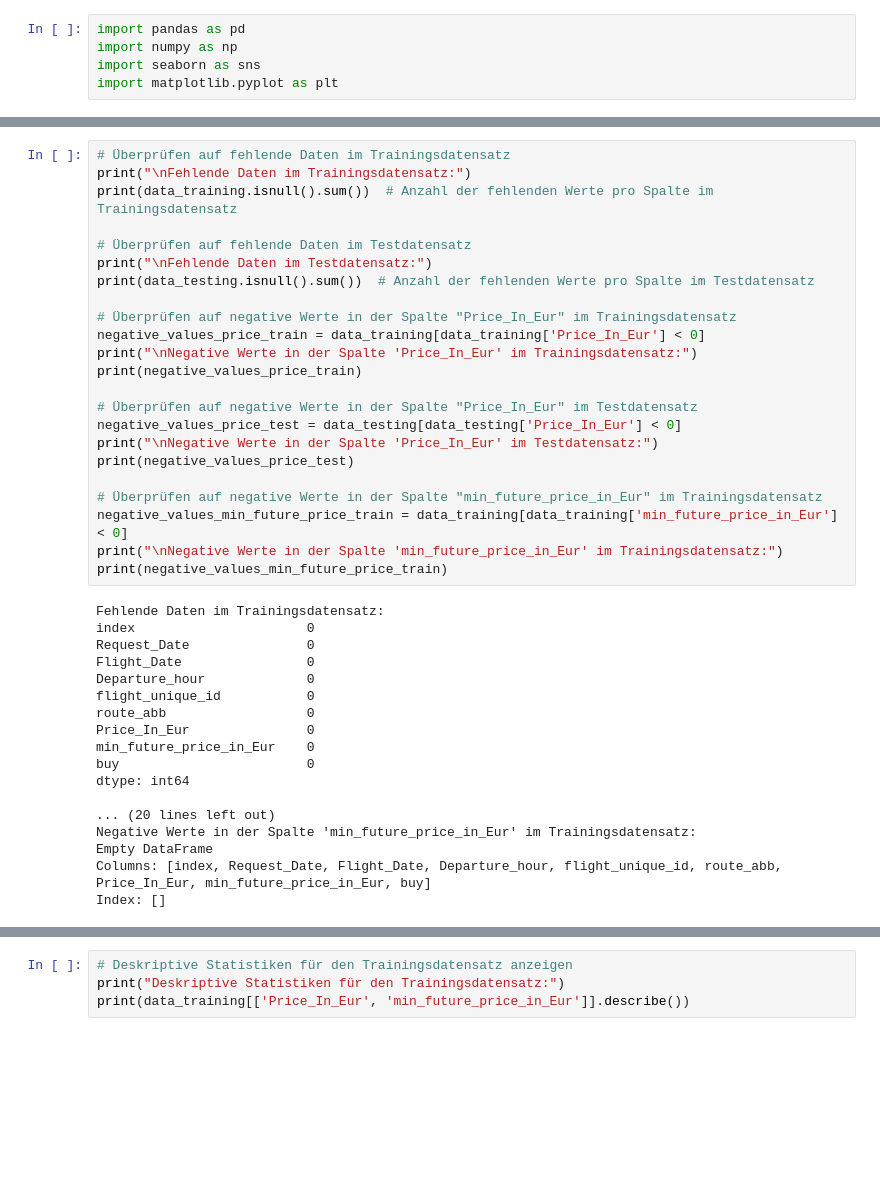
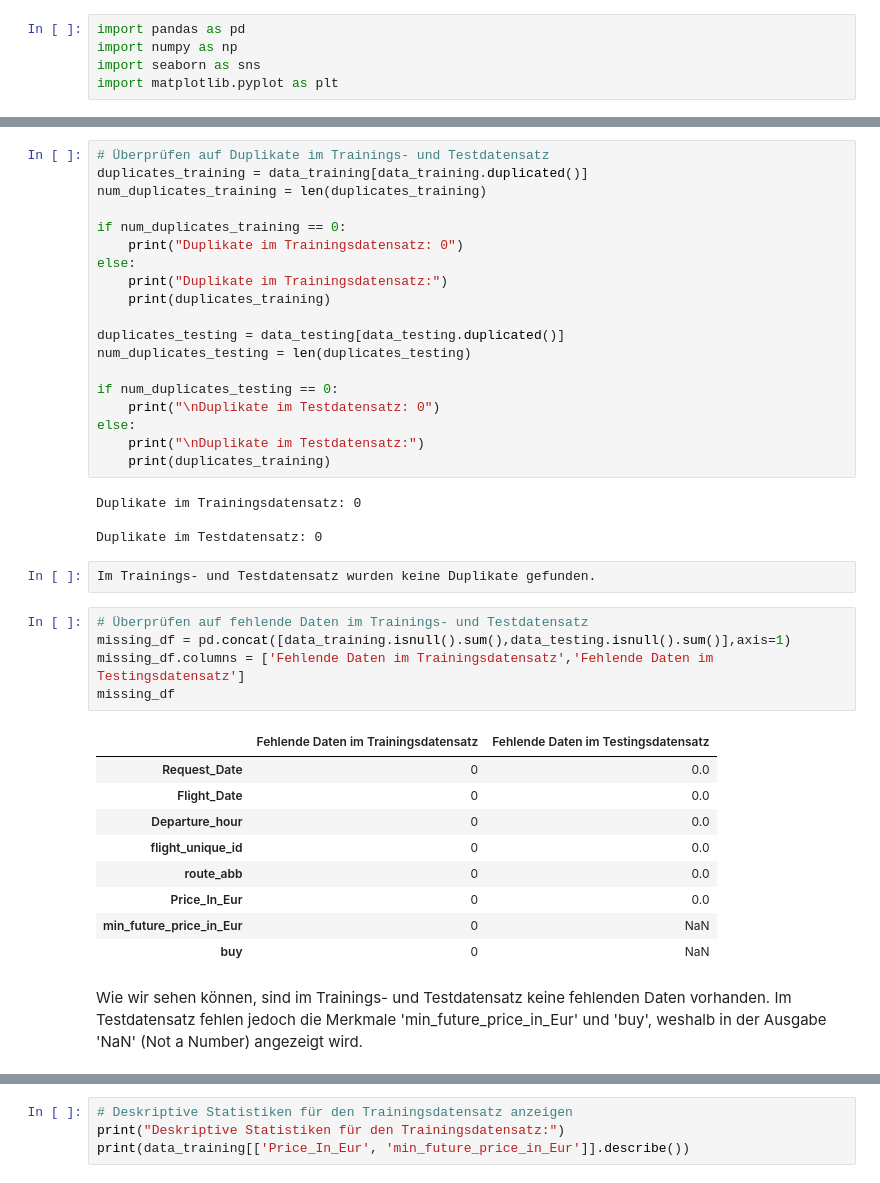
Before and after one commit to hahaha996/Data_Mining_Projekt, a Jupyter notebook: 00_Data_Mining_Projekt.ipynb, the cells around one changed output, grey strips where cells are left out. Drawn from its saved outputs; the diff is of its cells as text; blank space fills up the shorter version.

```diff
--- a/00_Data_Mining_Projekt.ipynb
+++ b/00_Data_Mining_Projekt.ipynb
@@ -69,41 +122,42 @@ Form der Testdaten: 5583 Zeilen, 7 Spalten
+# %%
+# Überprüfen auf Duplikate im Trainings- und Testdatensatz
+duplicates_training = data_training[data_training.duplicated()]
+num_duplicates_training = len(duplicates_training)
+
+if num_duplicates_training == 0:
+    print("Duplikate im Trainingsdatensatz: 0")
+else:
+    print("Duplikate im Trainingsdatensatz:")
+    print(duplicates_training)
+
+duplicates_testing = data_testing[data_testing.duplicated()]
+num_duplicates_testing = len(duplicates_testing)
+
+if num_duplicates_testing == 0:
+    print("\nDuplikate im Testdatensatz: 0")
+else:
+    print("\nDuplikate im Testdatensatz:")
+    print(duplicates_training)
+# %% [output]
+Duplikate im Trainingsdatensatz: 0
+
+Duplikate im Testdatensatz: 0
+# %%
+Im Trainings- und Testdatensatz wurden keine Duplikate gefunden.
 # %%
-# Überprüfen auf fehlende Daten im Trainingsdatensatz
-print("\nFehlende Daten im Trainingsdatensatz:")
-print(data_training.isnull().sum())  # Anzahl der fehlenden Werte pro Spalte im Trainingsdatensatz
-
-# Überprüfen auf fehlende Daten im Testdatensatz
-print("\nFehlende Daten im Testdatensatz:")
-print(data_testing.isnull().sum())  # Anzahl der fehlenden Werte pro Spalte im Testdatensatz
-
-# Überprüfen auf negative Werte in der Spalte "Price_In_Eur" im Trainingsdatensatz
-negative_values_price_train = data_training[data_training['Price_In_Eur'] < 0]
-print("\nNegative Werte in der Spalte 'Price_In_Eur' im Trainingsdatensatz:")
-print(negative_values_price_train)
-
-# Überprüfen auf negative Werte in der Spalte "Price_In_Eur" im Testdatensatz
-negative_values_price_test = data_testing[data_testing['Price_In_Eur'] < 0]
-print("\nNegative Werte in der Spalte 'Price_In_Eur' im Testdatensatz:")
-print(negative_values_price_test)
-
-# Überprüfen auf negative Werte in der Spalte "min_future_price_in_Eur" im Trainingsdatensatz
-negative_values_min_future_price_train = data_training[data_training['min_future_price_in_Eur'] < 0]
-print("\nNegative Werte in der Spalte 'min_future_price_in_Eur' im Trainingsdatensatz:")
-print(negative_values_min_future_price_train)
+# Überprüfen auf fehlende Daten im Trainings- und Testdatensatz
+missing_df = pd.concat([data_training.isnull().sum(),data_testing.isnull().sum()],axis=1)
+missing_df.columns = ['Fehlende Daten im Trainingsdatensatz','Fehlende Daten im Testingsdatensatz']
+missing_df
 # %% [output]
-Fehlende Daten im Trainingsdatensatz:
-index                      0
-Request_Date               0
-Flight_Date                0
-Departure_hour             0
-flight_unique_id           0
-route_abb                  0
-Price_In_Eur               0
-min_future_price_in_Eur    0
-buy                        0
-dtype: int64
-
-... (20 lines left out)
-Negative Werte in der Spalte 'min_future_price_in_Eur' im Trainingsdatensatz:
-Empty DataFrame
-Columns: [index, Request_Date, Flight_Date, Departure_hour, flight_unique_id, route_abb, Price_In_Eur, min_future_price_in_Eur, buy]
-Index: []
+|  | Fehlende Daten im Trainingsdatensatz | Fehlende Daten im Testingsdatensatz |
+| Request_Date | 0 | 0.0 |
+| Flight_Date | 0 | 0.0 |
+| Departure_hour | 0 | 0.0 |
+| flight_unique_id | 0 | 0.0 |
+| route_abb | 0 | 0.0 |
+| Price_In_Eur | 0 | 0.0 |
+| min_future_price_in_Eur | 0 | NaN |
+| buy | 0 | NaN |
+# %% [markdown]
+Wie wir sehen können, sind im Trainings- und Testdatensatz keine fehlenden Daten vorhanden. Im Testdatensatz fehlen jedoch die Merkmale 'min_future_price_in_Eur' und 'buy', weshalb in der Ausgabe 'NaN' (Not a Number) angezeigt wird.
```
Also changed, not shown: parts of 7 cells of this notebook.
